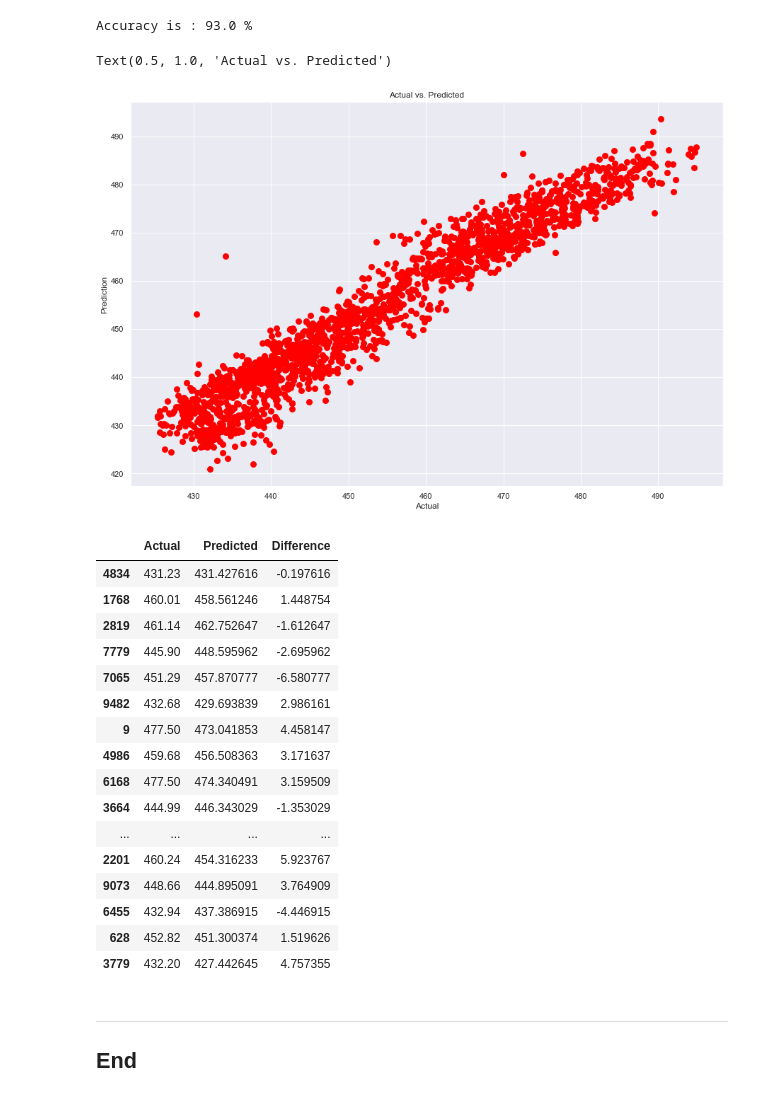
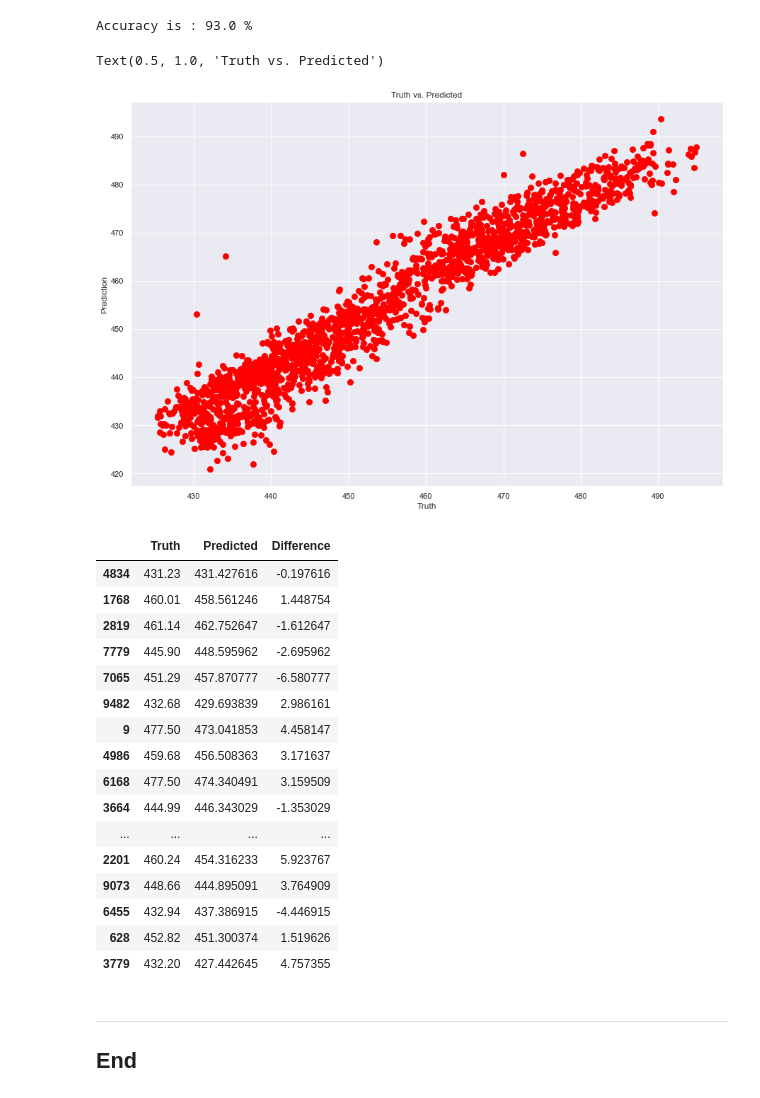
Before and after one commit to Emmanuel-Osabuehien/EmergingTechnologies, a Jupyter notebook: scikit-learn.ipynb, the cells around one changed output. Cells and saved outputs as stored; diff of their text form; code cells hidden in the pictures.

```diff
--- a/scikit-learn.ipynb
+++ b/scikit-learn.ipynb
@@ -638,19 +745,21 @@ print("Accuracy is :",round(score,2)*100,"%")
 # %% [output]
 Accuracy is : 93.0 %
 # %%
+# Plotting values in a scatter plot
 plt.figure(figsize=(15, 10))
 plt.scatter(y_test, prediction, color="red", linewidth=3)
-plt.xlabel('Actual')
+plt.xlabel('Truth')
 plt.ylabel('Prediction')
-plt.title('Actual vs. Predicted')
+plt.title('Truth vs. Predicted')
 # %% [output]
-Text(0.5, 1.0, 'Actual vs. Predicted')
+Text(0.5, 1.0, 'Truth vs. Predicted')
 [figure]
 # %%
-predict = pd.DataFrame({'Actual': y_test, 'Predicted': prediction, 'Difference': y_test-prediction})
+# Retrieving the actual values, predicted values and coefficient of the first 20 rows in the dataframe
+predict = pd.DataFrame({'Truth': y_test, 'Predicted': prediction, 'Difference': y_test-prediction})
 predict[0:20]
 # %% [output]
-|  | Actual | Predicted | Difference |
+|  | Truth | Predicted | Difference |
 | 4834 | 431.23 | 431.427616 | -0.197616 |
 | 1768 | 460.01 | 458.561246 | 1.448754 |
 | 2819 | 461.14 | 462.752647 | -1.612647 |
```
Also changed, not shown: parts of 60 cells of this notebook.
